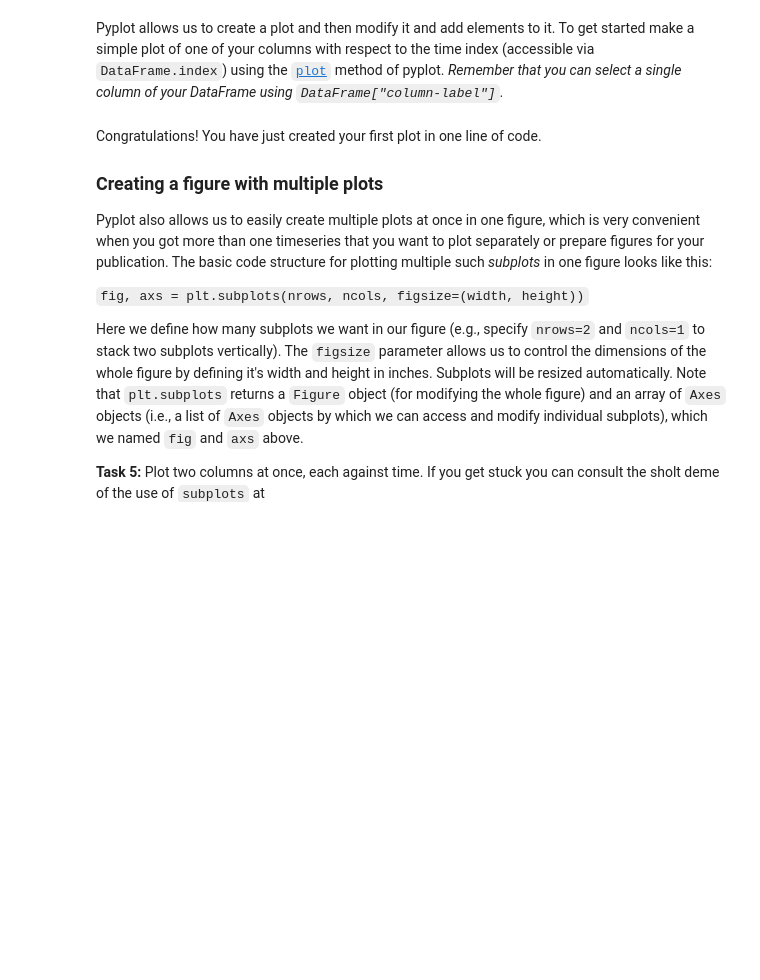
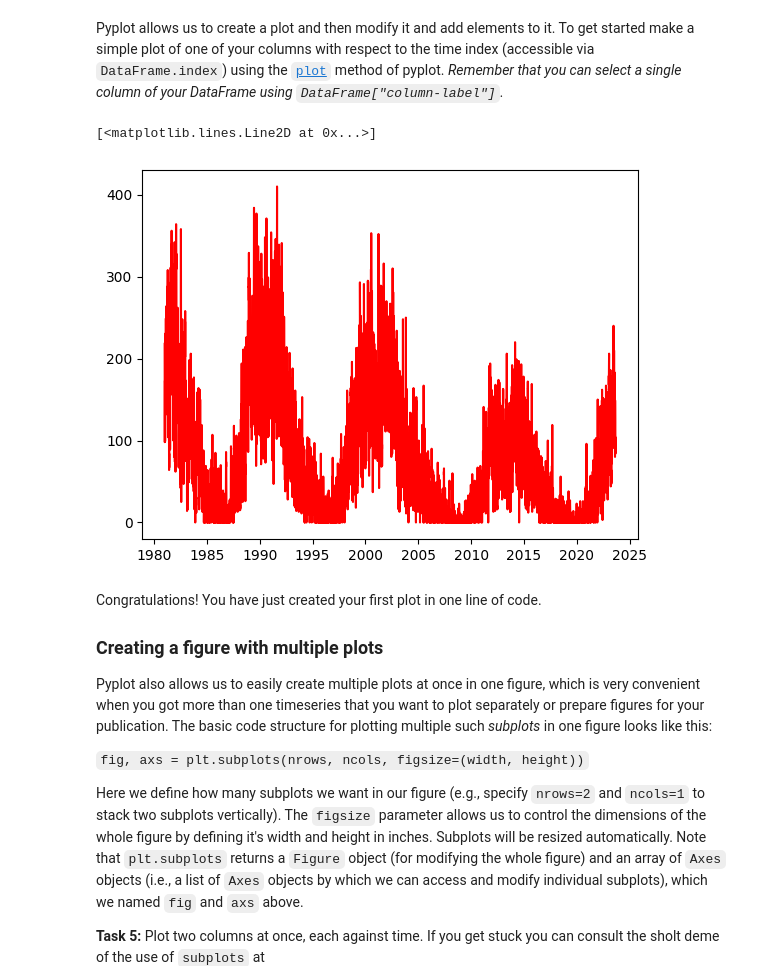
Before and after one commit to DanilGutak/Quantitative-analysis-of-time-series-and-population-data, a Jupyter notebook: exercise1.ipynb, the cells around one changed output. Drawn from its saved outputs; the diff is of its cells as text; code cells hidden in the pictures; blank space fills up the shorter version.

Commit message:
started plotting

```diff
--- a/exercise1.ipynb
+++ b/exercise1.ipynb
@@ -315,7 +331,10 @@ from matplotlib import pyplot as plt
 # %% [markdown]
 Pyplot allows us to create a plot and then modify it and add elements to it. To get started make a simple plot of one of your columns with respect to the time index (accessible via `DataFrame.index`) using the [`plot`](https://matplotlib.org/stable/api/_as_gen/matplotlib.pyplot.plot.html) method of pyplot. *Remember that you can select a single column of your DataFrame using `DataFrame["column-label"]`.*
 # %%
-plt.plot() # TODO
+plt.plot(newdf['counts'], color ='red') # TODO
+# %% [output]
+[<matplotlib.lines.Line2D at 0x...>]
+[figure, added]
 # %% [markdown]
 Congratulations! You have just created your first plot in one line of code.
 
```
Also changed, not shown: parts of 5 cells of this notebook.
